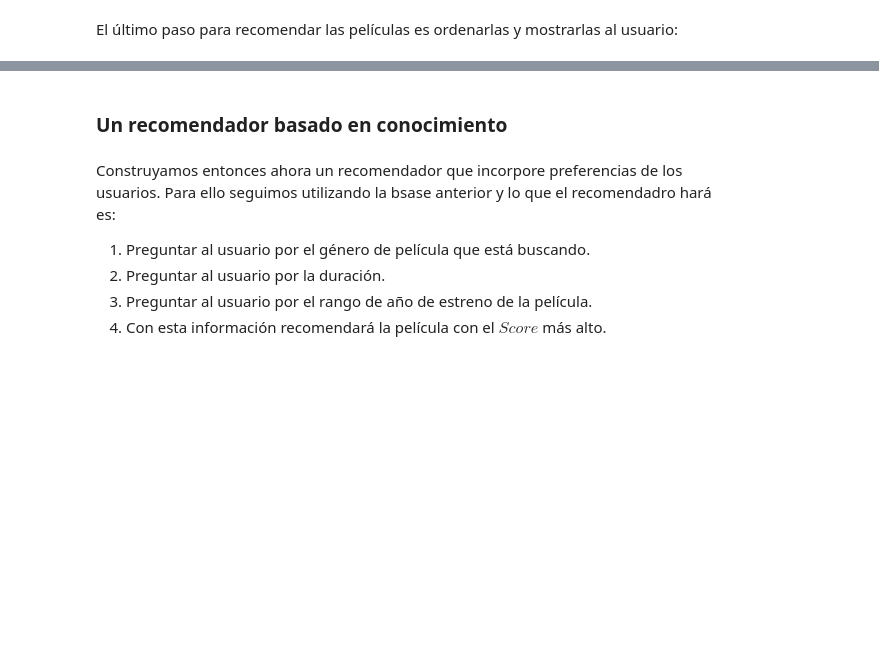
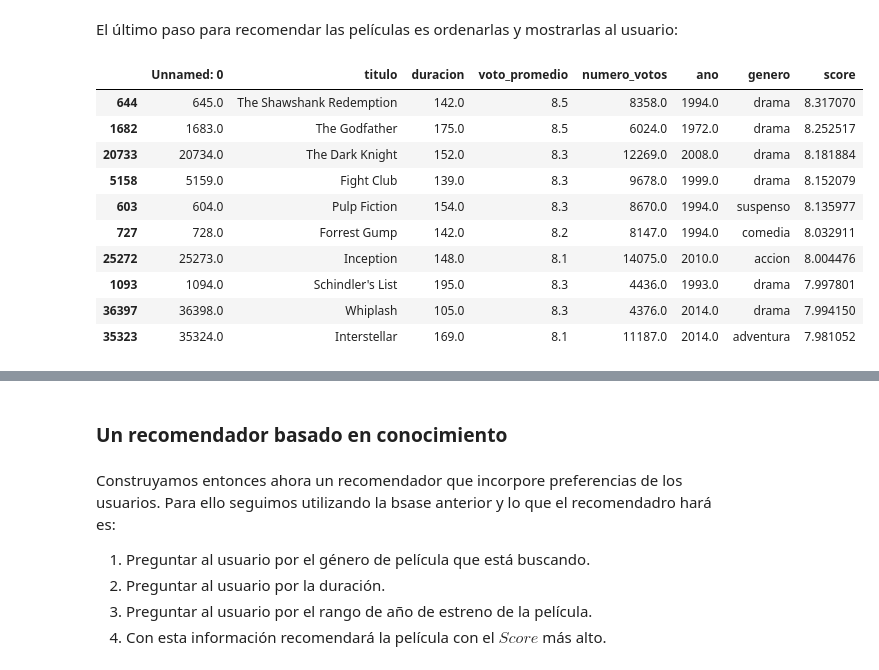
Before and after one commit to ignaciomsarmiento/RecomSystemsLectures, a Jupyter notebook: L02_Knowldege/L02_Knowldege.ipynb, the cells around one changed output, grey strips where cells are left out. Drawn from its saved outputs; the diff is of its cells as text; code cells hidden in the pictures; blank space fills up the shorter version.

```diff
--- a/L02_Knowldege/L02_Knowldege.ipynb
+++ b/L02_Knowldege/L02_Knowldege.ipynb
@@ -605,2 +908,20 @@ El último paso para recomendar las películas es ordenarlas y mostrarlas al usu
+# %%
+# Ordenamos
+q_movies = q_movies.sort_values('score', ascending=False)
+
+# Mostramos el top 10
+q_movies.head(10)
+# %% [output]
+|  | Unnamed: 0 | titulo | duracion | voto_promedio | numero_votos | ano | genero | score |
+| 644 | 645.0 | The Shawshank Redemption | 142.0 | 8.5 | 8358.0 | 1994.0 | drama | 8.317070 |
+| 1682 | 1683.0 | The Godfather | 175.0 | 8.5 | 6024.0 | 1972.0 | drama | 8.252517 |
+| 20733 | 20734.0 | The Dark Knight | 152.0 | 8.3 | 12269.0 | 2008.0 | drama | 8.181884 |
+| 5158 | 5159.0 | Fight Club | 139.0 | 8.3 | 9678.0 | 1999.0 | drama | 8.152079 |
+| 603 | 604.0 | Pulp Fiction | 154.0 | 8.3 | 8670.0 | 1994.0 | suspenso | 8.135977 |
+| 727 | 728.0 | Forrest Gump | 142.0 | 8.2 | 8147.0 | 1994.0 | comedia | 8.032911 |
+| 25272 | 25273.0 | Inception | 148.0 | 8.1 | 14075.0 | 2010.0 | accion | 8.004476 |
+| 1093 | 1094.0 | Schindler's List | 195.0 | 8.3 | 4436.0 | 1993.0 | drama | 7.997801 |
+| 36397 | 36398.0 | Whiplash | 105.0 | 8.3 | 4376.0 | 2014.0 | drama | 7.994150 |
+| 35323 | 35324.0 | Interstellar | 169.0 | 8.1 | 11187.0 | 2014.0 | adventura | 7.981052 |
 # %% [markdown]
 Notemos que nuestra recomendaciónseñala el mismo top 3 que IMDB (*$^*$imagen tomada el 28 de Abril de 2022)*:
```
Also changed, not shown: parts of 73 cells of this notebook.
